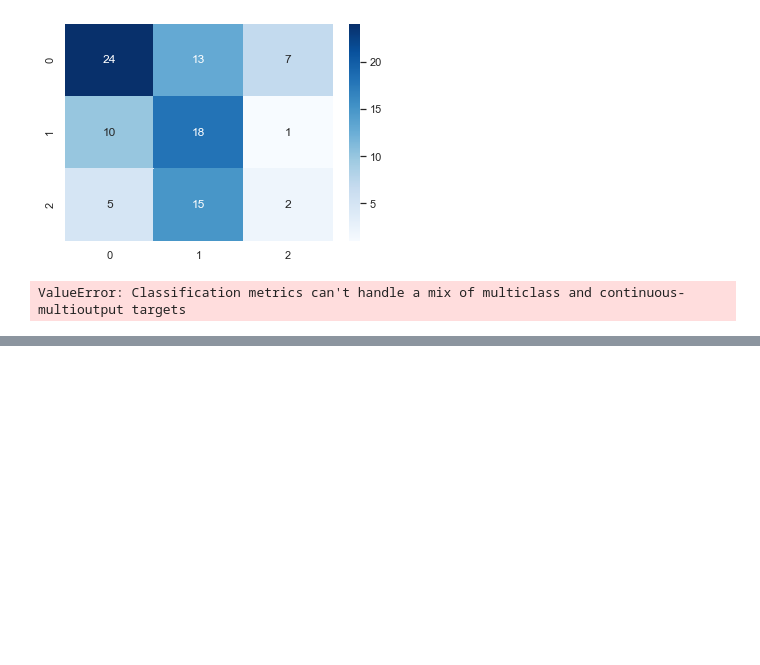
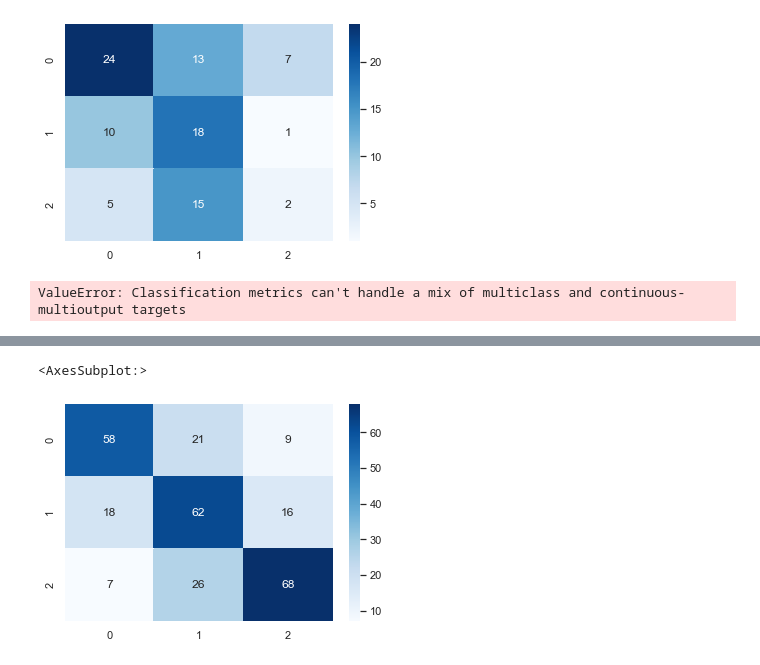
Before and after one commit to yusukennn/research_mental_prediction, a Jupyter notebook: code/analyse/Untitled.ipynb, the cells around one changed output, grey strips where cells are left out. Saved outputs shown, nothing was run; the diff lists cells and outputs as text; code cells hidden in the pictures; blank space fills up the shorter version.

```diff
--- a/code/analyse/Untitled.ipynb
+++ b/code/analyse/Untitled.ipynb
@@ -491,0 +596,6 @@ sns.heatmap(cm, annot=True, cmap='Blues')
+# %%
+cm = confusion_matrix(y_test, y_pred_max)
+sns.heatmap(cm, annot=True, cmap='Blues')
+# %% [output]
+<AxesSubplot:>
+[figure, added]
```
Also changed, not shown: parts of 10 cells of this notebook.
